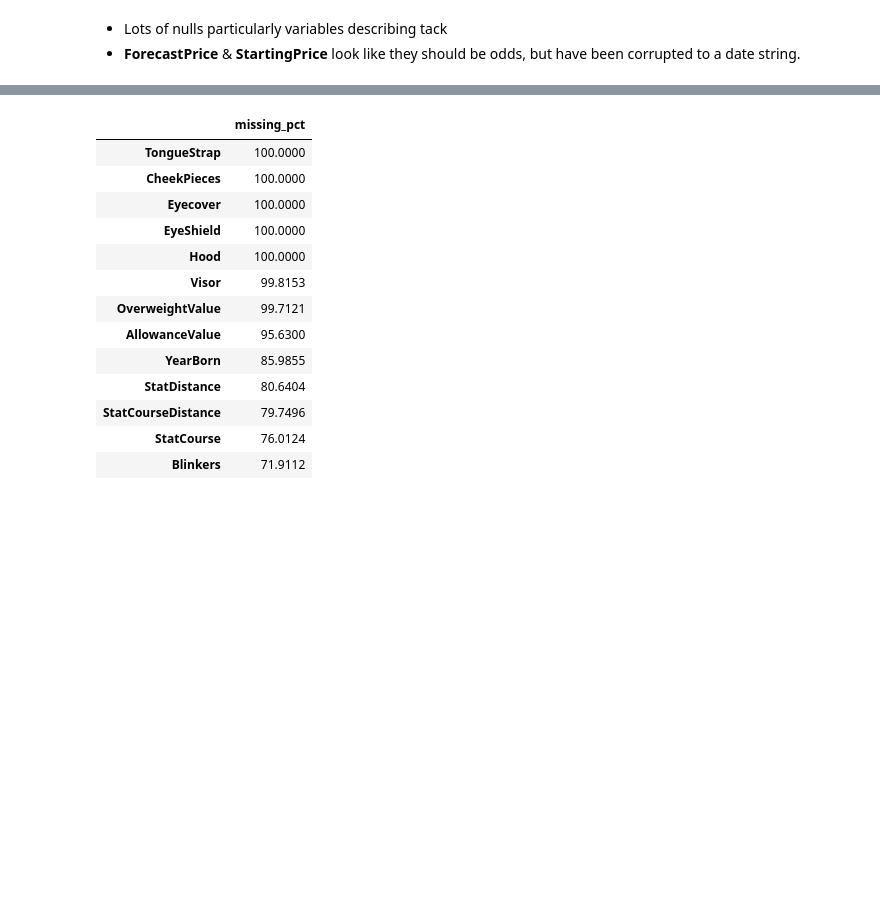
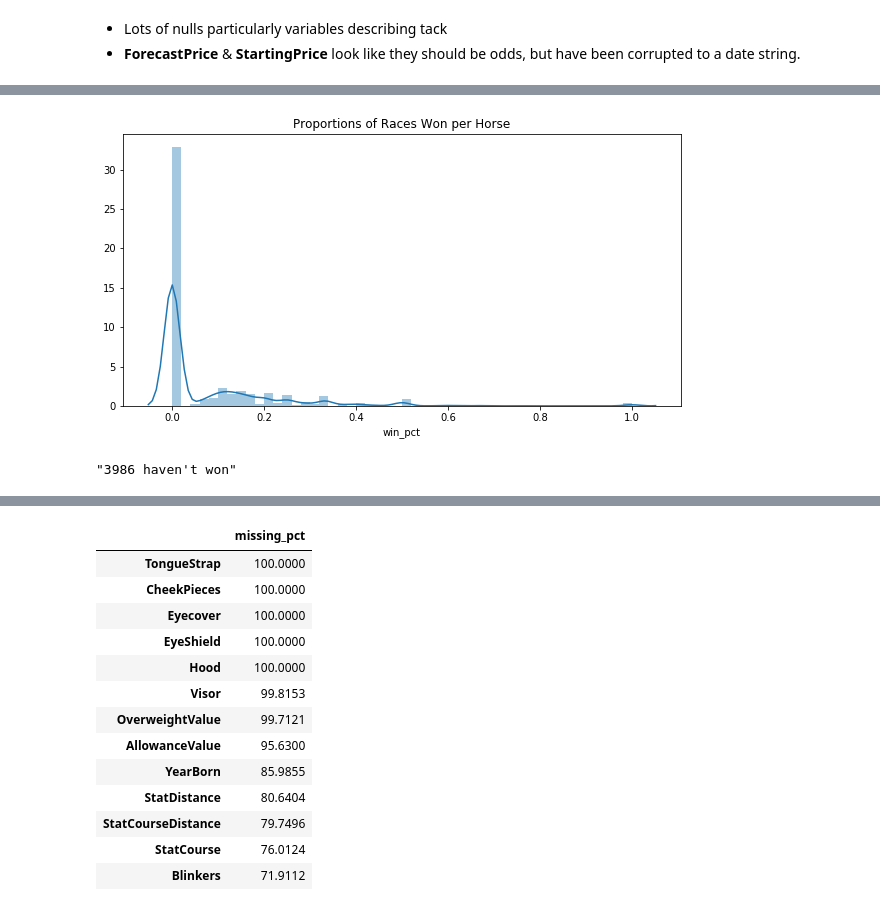
Before and after one commit to beckyclark17/bc-starling-task, a Jupyter notebook: notebooks/horses-eda.ipynb, the cells around one changed output, grey strips where cells are left out. Cells and saved outputs as stored; diff of their text form; code cells hidden in the pictures; blank space fills up the shorter version.

```diff
--- a/notebooks/horses-eda.ipynb
+++ b/notebooks/horses-eda.ipynb
@@ -66,0 +64,9 @@ df.head()
+# %%
+races_per_horse = df['HorseID'].value_counts()
+winners = df.groupby('HorseID').agg({'Won': ['sum']})
+winners.columns = ['won']
+winners.reset_index()
+
+winners = winners.merge(races_per_horse, left_index=True, right_index=True)
+winners = winners.rename(columns=({'HorseID': 'total_races'}))
+winners['win_pct'] = winners.won / winners.total_races
@@ -66,0 +85,11 @@ df.head()
+# %%
+plt.figure(figsize=(10, 5))
+plt.title('Proportions of Races Won per Horse')
+sns.distplot(winners.win_pct)
+plt.show()
+# %% [output]
+[figure, added]
+# %%
+f"{winners.win_pct.value_counts()[0]} haven't won"
+# %% [output]
+"3986 haven't won"
```
Also changed, not shown: parts of 85 cells of this notebook, 3 other files.
